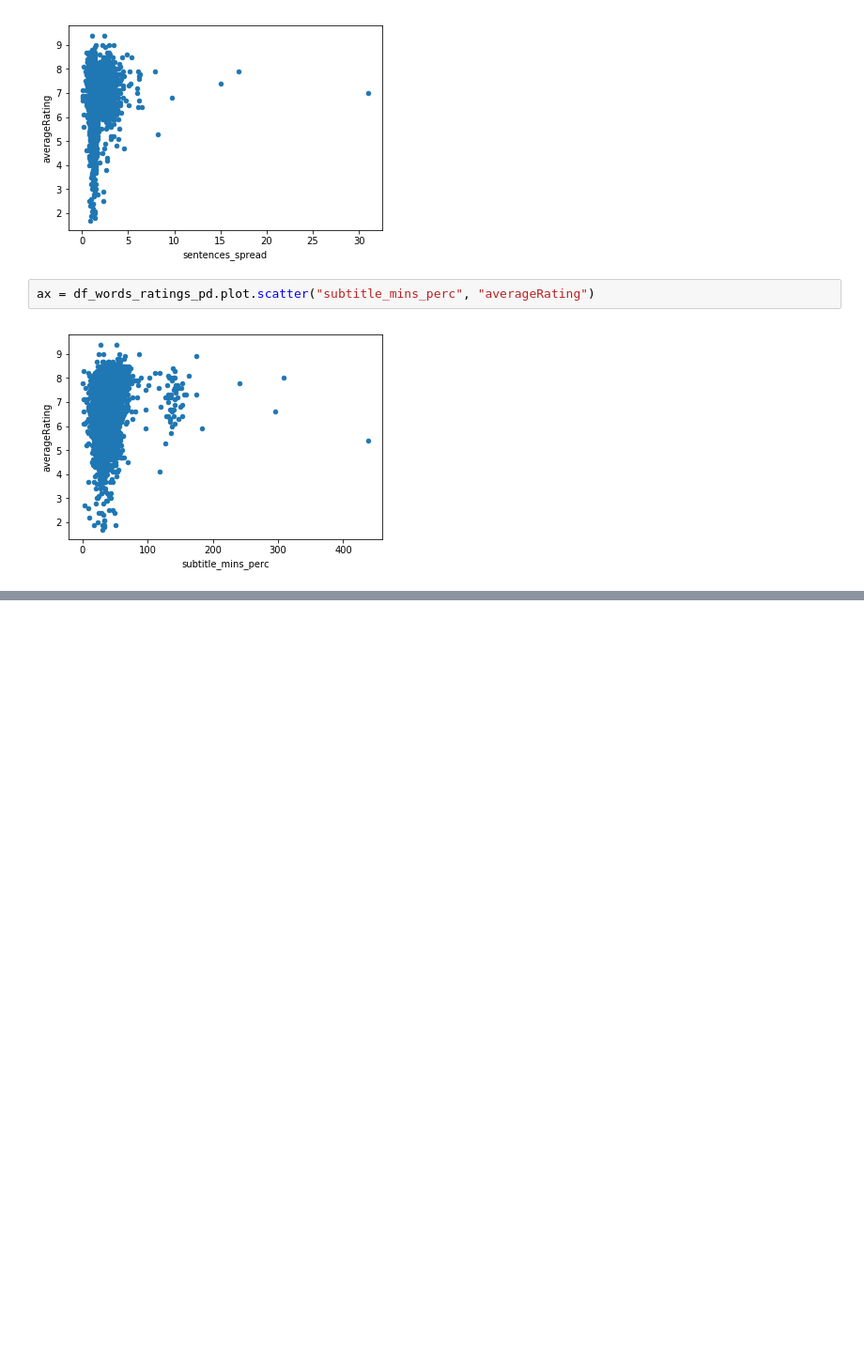
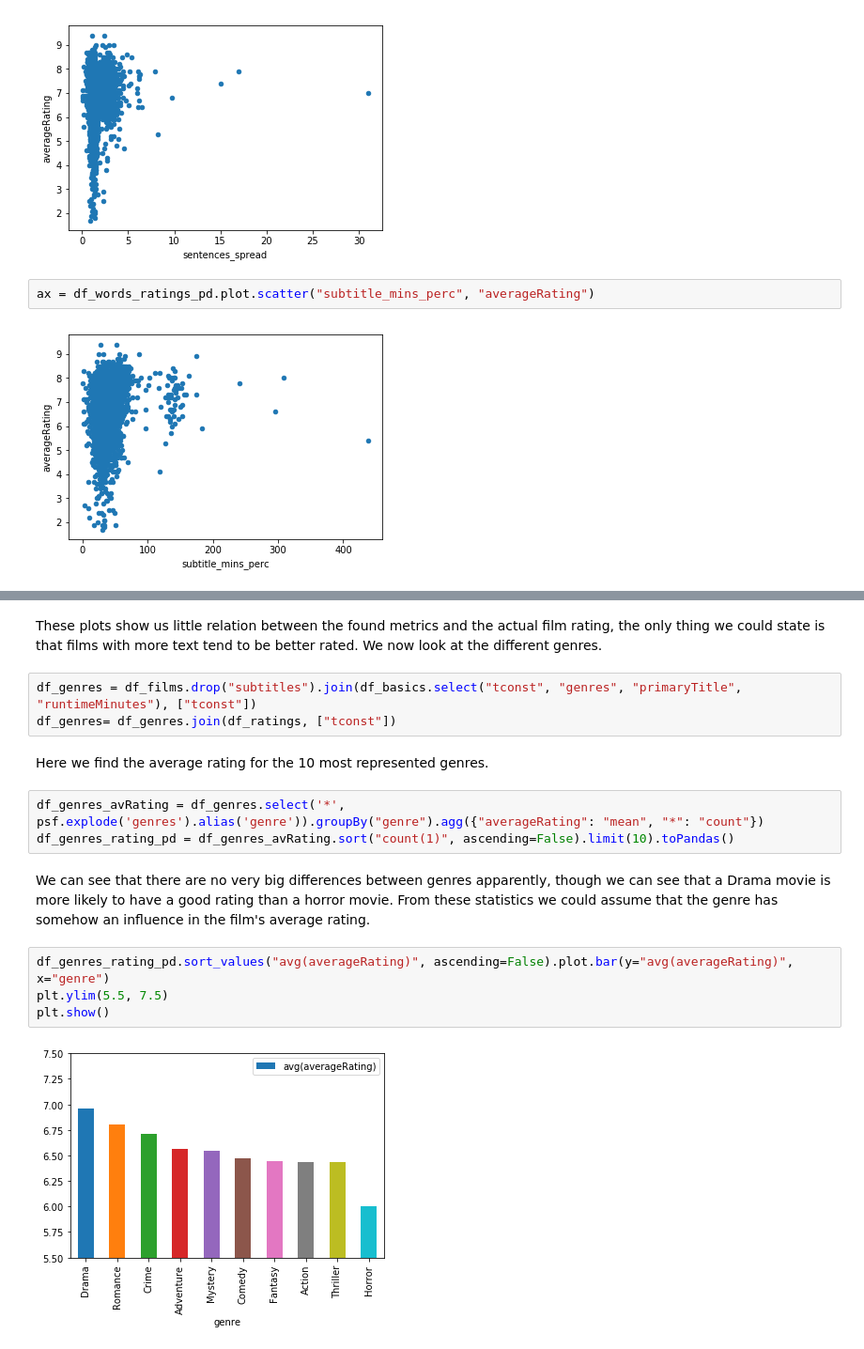
Before and after one commit to Xabitsuki/adamax, a Jupyter notebook: Notebook2.ipynb, the cells around one changed output, grey strips where cells are left out. Shown at 94% size. Drawn from its saved outputs; the diff is of its cells as text; blank space fills up the shorter version.

```diff
--- a/Notebook2.ipynb
+++ b/Notebook2.ipynb
@@ -618,0 +623,18 @@ df_pd_example
+# %% [markdown]
+These plots show us little relation between the found metrics and the actual film rating, the only thing we could state is that films with more text tend to be better rated. We now look at the different genres.
+# %%
+df_genres = df_films.drop("subtitles").join(df_basics.select("tconst", "genres", "primaryTitle", "runtimeMinutes"), ["tconst"])
+df_genres= df_genres.join(df_ratings, ["tconst"])
+# %% [markdown]
+Here we find the average rating for the 10 most represented genres.
+# %%
+df_genres_avRating = df_genres.select('*', psf.explode('genres').alias('genre')).groupBy("genre").agg({"averageRating": "mean", "*": "count"})
+df_genres_rating_pd = df_genres_avRating.sort("count(1)", ascending=False).limit(10).toPandas()
+# %% [markdown]
+We can see that there are no very big differences between genres apparently, though we can see that a Drama movie is more likely to have a good rating than a horror movie. From these statistics we could assume that the genre has somehow an influence in the film's average rating.
+# %%
+df_genres_rating_pd.sort_values("avg(averageRating)", ascending=False).plot.bar(y="avg(averageRating)", x="genre")
+plt.ylim(5.5, 7.5)
+plt.show()
+# %% [output]
+[figure, added]
```
Also changed, not shown: parts of 28 cells of this notebook, 7 other files.
